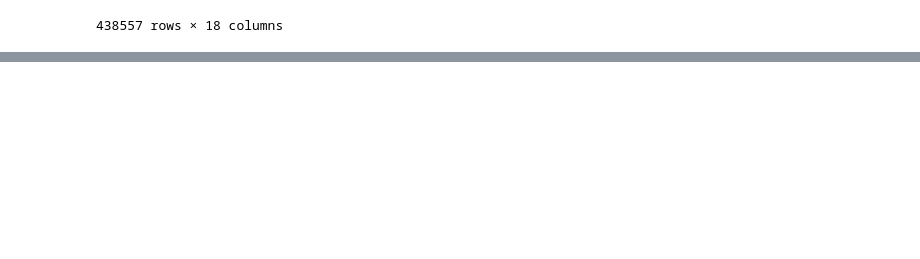
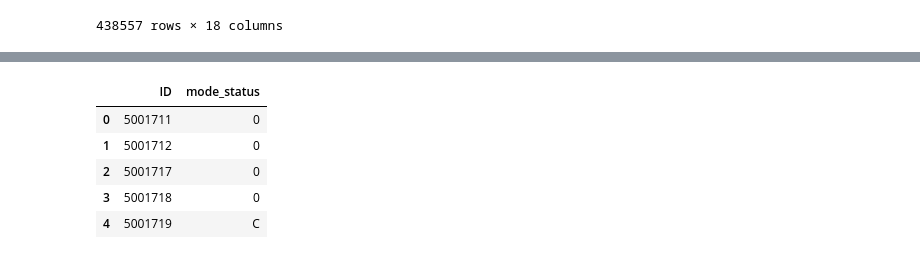
Before and after one commit to abroche/scorekeepers, a Jupyter notebook: Credit_Score_Predictor.ipynb, the cells around one changed output, grey strips where cells are left out. Cells and saved outputs as stored; diff of their text form; code cells hidden in the pictures; blank space fills up the shorter version.

```diff
--- a/Credit_Score_Predictor.ipynb
+++ b/Credit_Score_Predictor.ipynb
@@ -36,0 +83,12 @@ df_application
+# %%
+# Get mode status
+mode_status = df_credit.groupby('ID')['STATUS'].agg(lambda x: x.mode()[0]).reset_index()
+mode_status.rename(columns={'STATUS': 'mode_status'}, inplace=True)
+mode_status.head()
+# %% [output]
+|  | ID | mode_status |
+| 0 | 5001711 | 0 |
+| 1 | 5001712 | 0 |
+| 2 | 5001717 | 0 |
+| 3 | 5001718 | 0 |
+| 4 | 5001719 | C |
```
Also changed, not shown: parts of 13 cells of this notebook, 2 other files.
